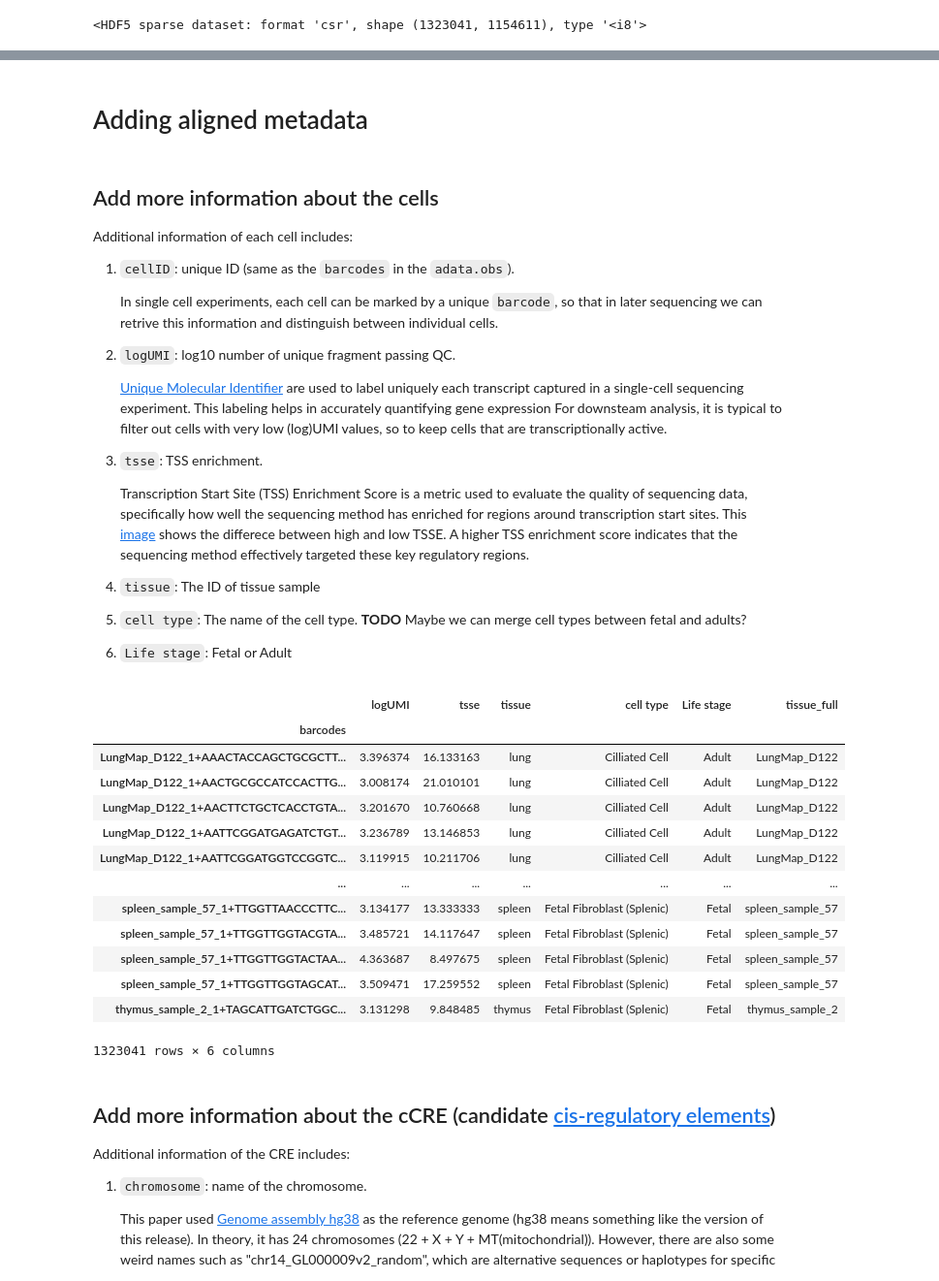
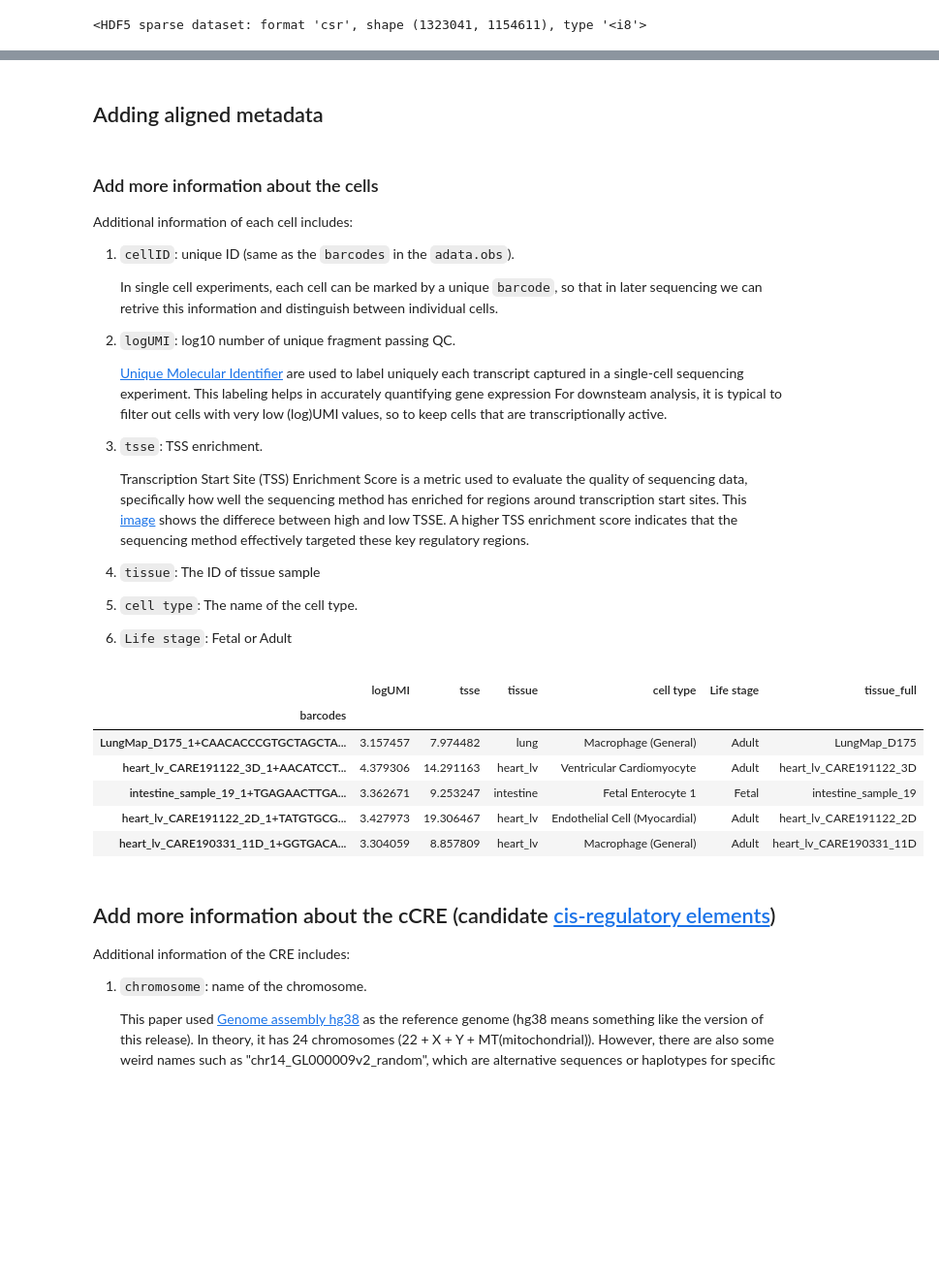
Before and after one commit to Potamitisn/DLBIO, a Jupyter notebook: data_exploration/exploration_h5ad.ipynb, the cells around one changed output, grey strips where cells are left out. Shown at 97% size. Saved outputs shown, nothing was run; the diff lists cells and outputs as text; code cells hidden in the pictures; blank space fills up the shorter version.

```diff
--- a/data_exploration/exploration_h5ad.ipynb
+++ b/data_exploration/exploration_h5ad.ipynb
@@ -73,7 +71,7 @@ adata.var
 # %% [markdown]
-# Adding aligned metadata
+## Adding aligned metadata
 # %% [markdown]
-## Add more information about the cells
+### Add more information about the cells
 Additional information of each cell includes:
 1. `cellID`: unique ID (same as the `barcodes` in the `adata.obs`).
 
@@ -85,7 +83,7 @@ Additional information of each cell includes:
 
     Transcription Start Site (TSS) Enrichment Score is a metric used to evaluate the quality of sequencing data, specifically how well the sequencing method has enriched for regions around transcription start sites. This [image](https://scalex.readthedocs.io/en/latest/_images/tutorial_Integration_cross-modality_11_0.png) shows the differece between high and low TSSE. A higher TSS enrichment score indicates that the sequencing method effectively targeted these key regulatory regions.
 4. `tissue`: The ID of tissue sample
-5. `cell type`: The name of the cell type. **TODO** Maybe we can merge cell types between fetal and adults?
+5. `cell type`: The name of the cell type.
 6. `Life stage`: Fetal or Adult
 # %%
 cell_metadata = pd.read_csv('../fewshotbench_v2/data/atacseq/Cell_metadata.tsv.gz', sep='\t', compression='gzip')
@@ -107,31 +105,25 @@ cell_metadata['tissue'] = cell_metadata['tissue'].str.lower()
 # %%
 adata.obs = adata.obs.merge(cell_metadata, on='barcodes', how='left')
 
 # adata prefers the index to be strings, not [1,2,3...]
 # so we use barcodes as the index
 adata.obs.index = adata.obs.barcodes.astype(str)
 adata.obs = adata.obs.drop(columns=['barcodes'])
 
 # change the dtype of columns
 for col in adata.obs.columns:
     if adata.obs[col].dtype != 'float64':
         adata.obs[col] = adata.obs[col].astype('category')
-adata.obs
+
+display(adata.obs.sample(5))
 # %% [output]
 |  | logUMI | tsse | tissue | cell type | Life stage | tissue_full |
 | barcodes |  |  |  |  |  |  |
-| LungMap_D122_1+AAACTACCAGCTGCGCTT... | 3.396374 | 16.133163 | lung | Cilliated Cell | Adult | LungMap_D122 |
-| LungMap_D122_1+AACTGCGCCATCCACTTG... | 3.008174 | 21.010101 | lung | Cilliated Cell | Adult | LungMap_D122 |
-| LungMap_D122_1+AACTTCTGCTCACCTGTA... | 3.201670 | 10.760668 | lung | Cilliated Cell | Adult | LungMap_D122 |
-| LungMap_D122_1+AATTCGGATGAGATCTGT... | 3.236789 | 13.146853 | lung | Cilliated Cell | Adult | LungMap_D122 |
-| LungMap_D122_1+AATTCGGATGGTCCGGTC... | 3.119915 | 10.211706 | lung | Cilliated Cell | Adult | LungMap_D122 |
-| ... | ... | ... | ... | ... | ... | ... |
-| spleen_sample_57_1+TTGGTTAACCCTTC... | 3.134177 | 13.333333 | spleen | Fetal Fibroblast (Splenic) | Fetal | spleen_sample_57 |
-| spleen_sample_57_1+TTGGTTGGTACGTA... | 3.485721 | 14.117647 | spleen | Fetal Fibroblast (Splenic) | Fetal | spleen_sample_57 |
-| spleen_sample_57_1+TTGGTTGGTACTAA... | 4.363687 | 8.497675 | spleen | Fetal Fibroblast (Splenic) | Fetal | spleen_sample_57 |
-| spleen_sample_57_1+TTGGTTGGTAGCAT... | 3.509471 | 17.259552 | spleen | Fetal Fibroblast (Splenic) | Fetal | spleen_sample_57 |
-| thymus_sample_2_1+TAGCATTGATCTGGC... | 3.131298 | 9.848485 | thymus | Fetal Fibroblast (Splenic) | Fetal | thymus_sample_2 |
+| LungMap_D175_1+CAACACCCGTGCTAGCTA... | 3.157457 | 7.974482 | lung | Macrophage (General) | Adult | LungMap_D175 |
+| heart_lv_CARE191122_3D_1+AACATCCT... | 4.379306 | 14.291163 | heart_lv | Ventricular Cardiomyocyte | Adult | heart_lv_CARE191122_3D |
+| intestine_sample_19_1+TGAGAACTTGA... | 3.362671 | 9.253247 | intestine | Fetal Enterocyte 1 | Fetal | intestine_sample_19 |
+| heart_lv_CARE191122_2D_1+TATGTGCG... | 3.427973 | 19.306467 | heart_lv | Endothelial Cell (Myocardial) | Adult | heart_lv_CARE191122_2D |
+| heart_lv_CARE190331_11D_1+GGTGACA... | 3.304059 | 8.857809 | heart_lv | Macrophage (General) | Adult | heart_lv_CARE190331_11D |
-1323041 rows × 6 columns
 # %% [markdown]
 ## Add more information about the cCRE (candidate [cis-regulatory elements](https://en.wikipedia.org/wiki/Cis-regulatory_element))
 Additional information of the CRE includes:
```
Also changed, not shown: parts of 35 cells of this notebook.
